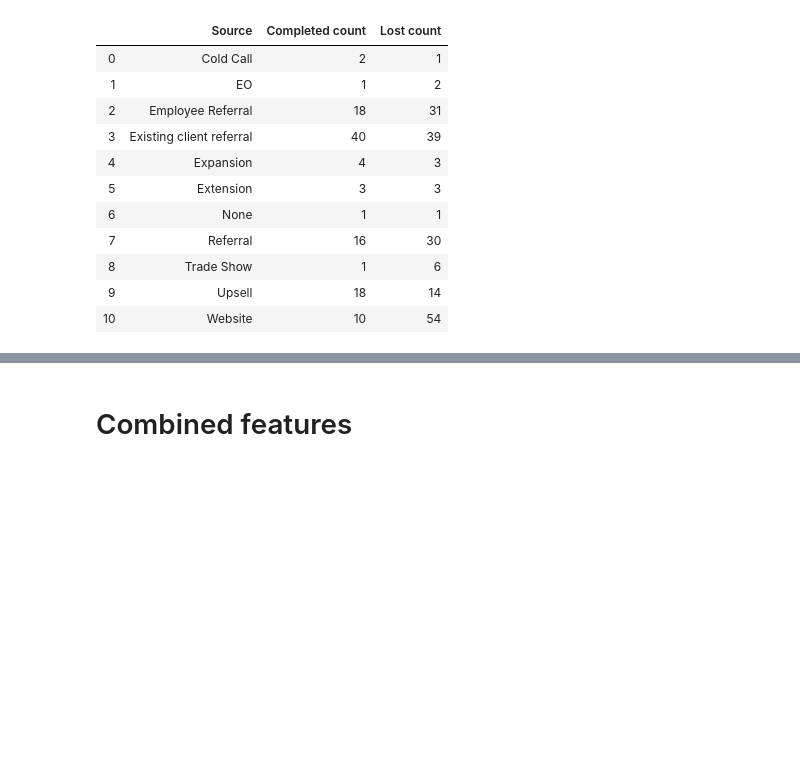
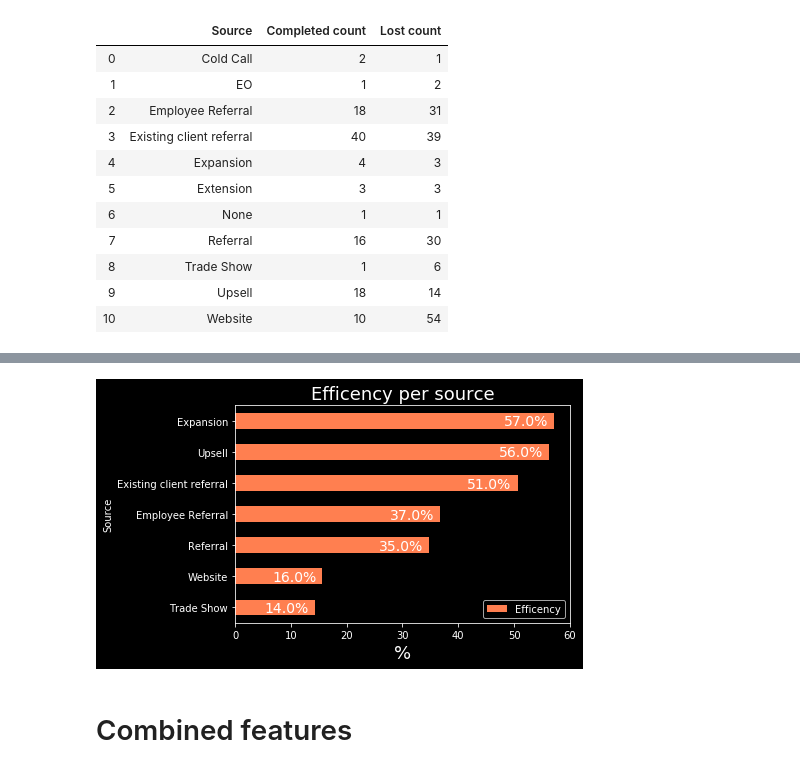
Before and after one commit to SergiiVolodkoWorking/dig-into-sales, a Jupyter notebook: notebooks/data-exploration.ipynb, the cells around one changed output, grey strips where cells are left out. Drawn from its saved outputs; the diff is of its cells as text; code cells hidden in the pictures; blank space fills up the shorter version.

```diff
--- a/notebooks/data-exploration.ipynb
+++ b/notebooks/data-exploration.ipynb
@@ -300,3 +162,24 @@ sources_comparison.head(30)
+# %%
+efficency_chart = sources_comparison[['Source','Efficency']].copy()
+
+efficency_chart['Number of deals'] = sources_comparison['Completed count'] + sources_comparison['Lost count']
+
+efficency_chart = efficency_chart[efficency_chart['Number of deals'] >= 7]
+
+graph = efficency_chart[['Source','Efficency']].plot(x='Source', kind='barh', color='coral')
+
+#graph.set_alpha(0.8)
+graph.set_title("Efficency per source", fontsize=18)
+graph.set_xlabel("%", fontsize=18)
+
+def show_efficency_value(i):
+    value = str(round(i.get_width()))
+    return value+"%"
+
+for i in graph.patches:
+    graph.text(i.get_width() - 9, i.get_y() + 0.1, show_efficency_value(i), fontsize=14)
+# %% [output]
+[figure, added]
 # %% [markdown]
 # Combined features
 # %%
```
Also changed, not shown: parts of 18 cells of this notebook, 1 other file.
